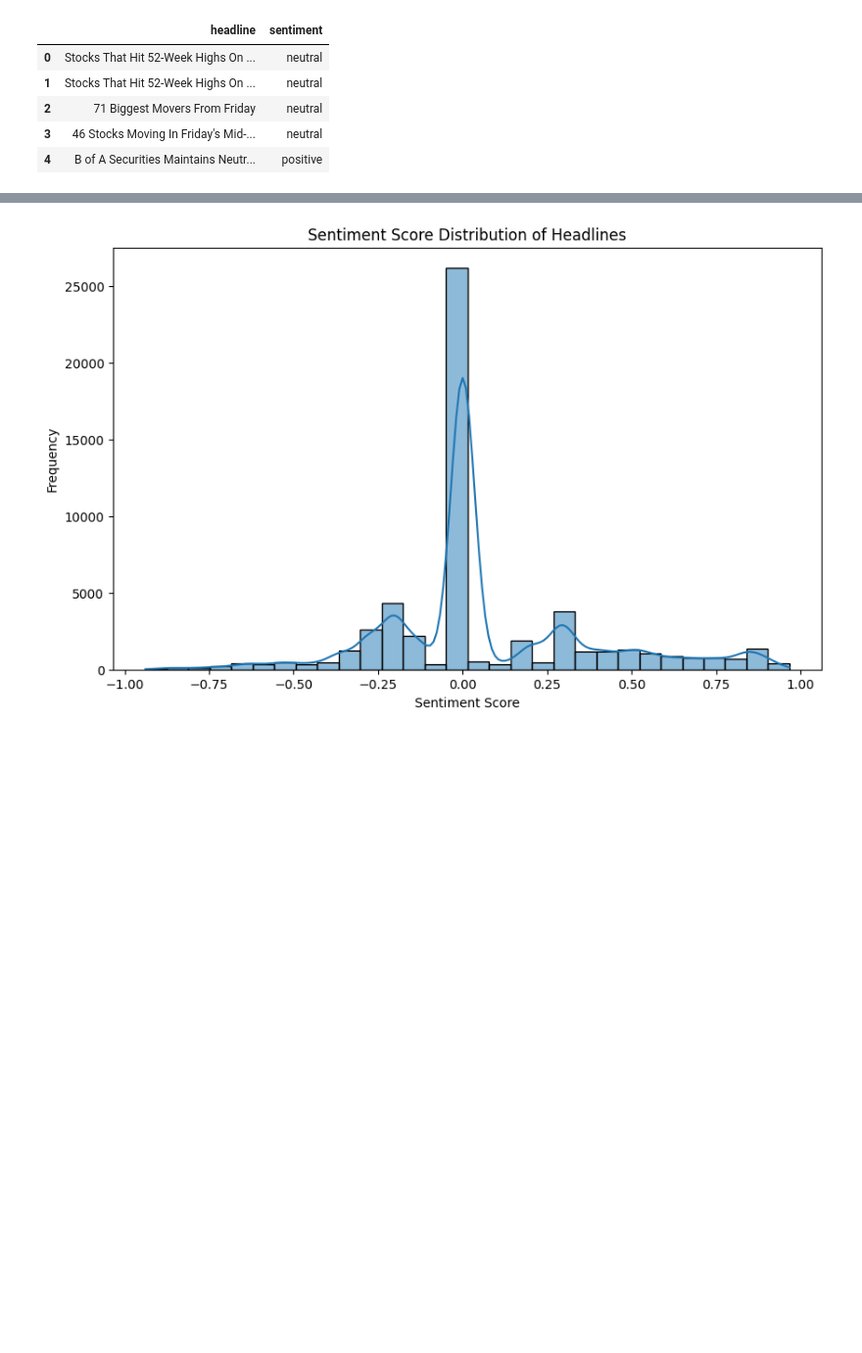
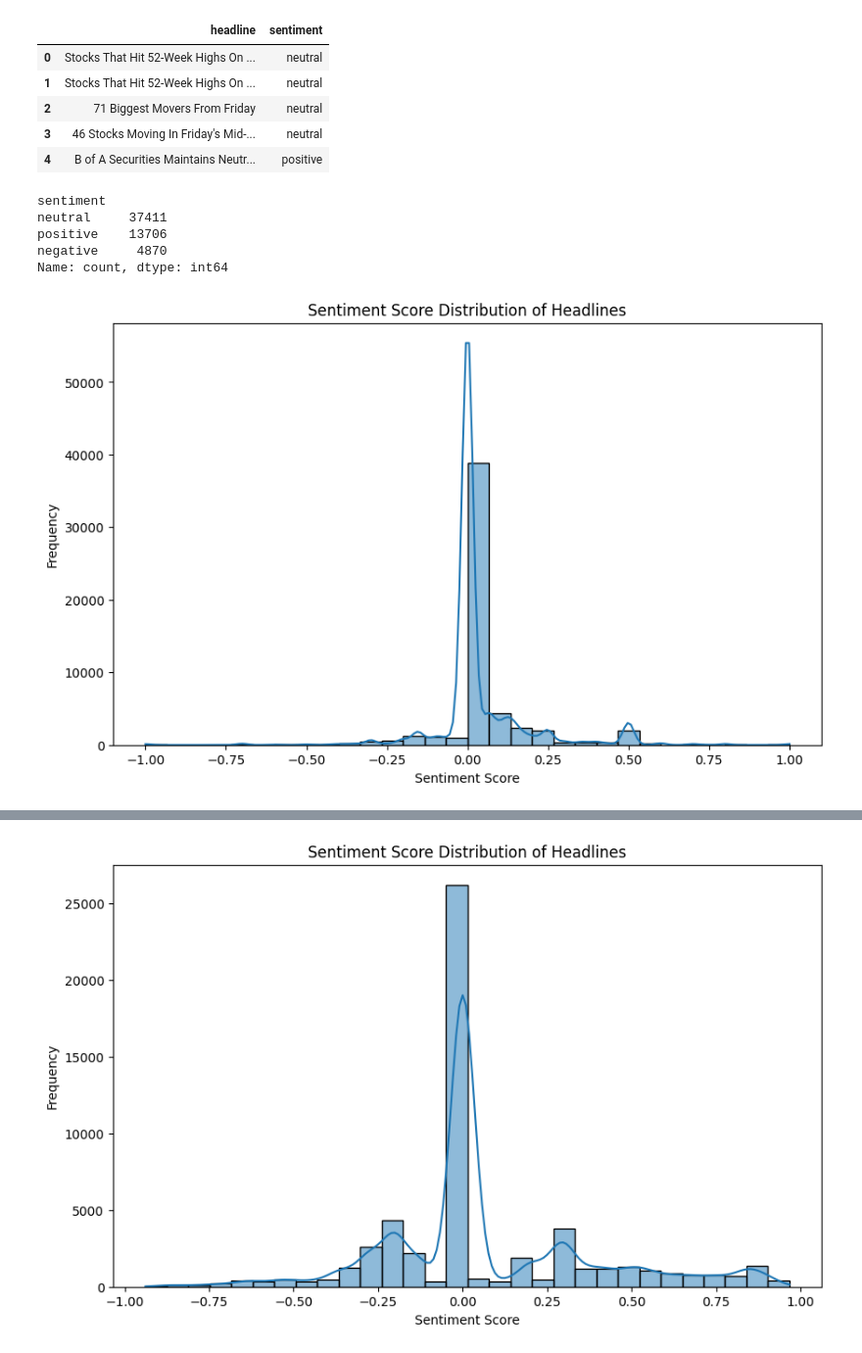
Before and after one commit to vlazacck/week-1, a Jupyter notebook: notebooks/eda.ipynb, the cells around one changed output, grey strips where cells are left out. Shown at 98% size. Saved outputs shown, nothing was run; the diff lists cells and outputs as text; code cells hidden in the pictures; blank space fills up the shorter version.

Commit message:
Added sentiment analysis, topic modeling, and EDA with appropriate file saving for text results and plots

```diff
--- a/notebooks/eda.ipynb
+++ b/notebooks/eda.ipynb
@@ -172,3 +172,46 @@ cleaned_data[['headline', 'sentiment']].head()
 | 2 | 71 Biggest Movers From Friday | neutral |
 | 3 | 46 Stocks Moving In Friday's Mid-... | neutral |
 | 4 | B of A Securities Maintains Neutr... | positive |
+# %%
+from textblob import TextBlob
+import pandas as pd
+
+# Assuming 'cleaned_data' is the DataFrame containing the news headlines
+
+# Function to calculate sentiment
+def get_sentiment(text):
+    blob = TextBlob(text)
+    polarity = blob.sentiment.polarity  # Sentiment polarity score (-1 to 1)
+    if polarity > 0:
+        return 'positive'
+    elif polarity < 0:
+        return 'negative'
+    else:
+        return 'neutral'
+
+# Apply sentiment analysis on the 'headline' column
+cleaned_data['sentiment'] = cleaned_data['headline'].apply(get_sentiment)
+
+# Add a sentiment score for visualization
+cleaned_data['sentiment_score'] = cleaned_data['headline'].apply(lambda x: TextBlob(x).sentiment.polarity)
+
+# Show the sentiment breakdown
+print(cleaned_data['sentiment'].value_counts())
+
+# Visualize sentiment distribution
+import seaborn as sns
+import matplotlib.pyplot as plt
+
+plt.figure(figsize=(10, 6))
+sns.histplot(cleaned_data['sentiment_score'], kde=True, bins=30)
+plt.title('Sentiment Score Distribution of Headlines')
+plt.xlabel('Sentiment Score')
+plt.ylabel('Frequency')
+plt.show()
+# %% [output]
+sentiment
+neutral     37411
+positive    13706
+negative     4870
+Name: count, dtype: int64
+[figure, added]
```
Also changed, not shown: parts of 2 cells of this notebook, 8 other files.
